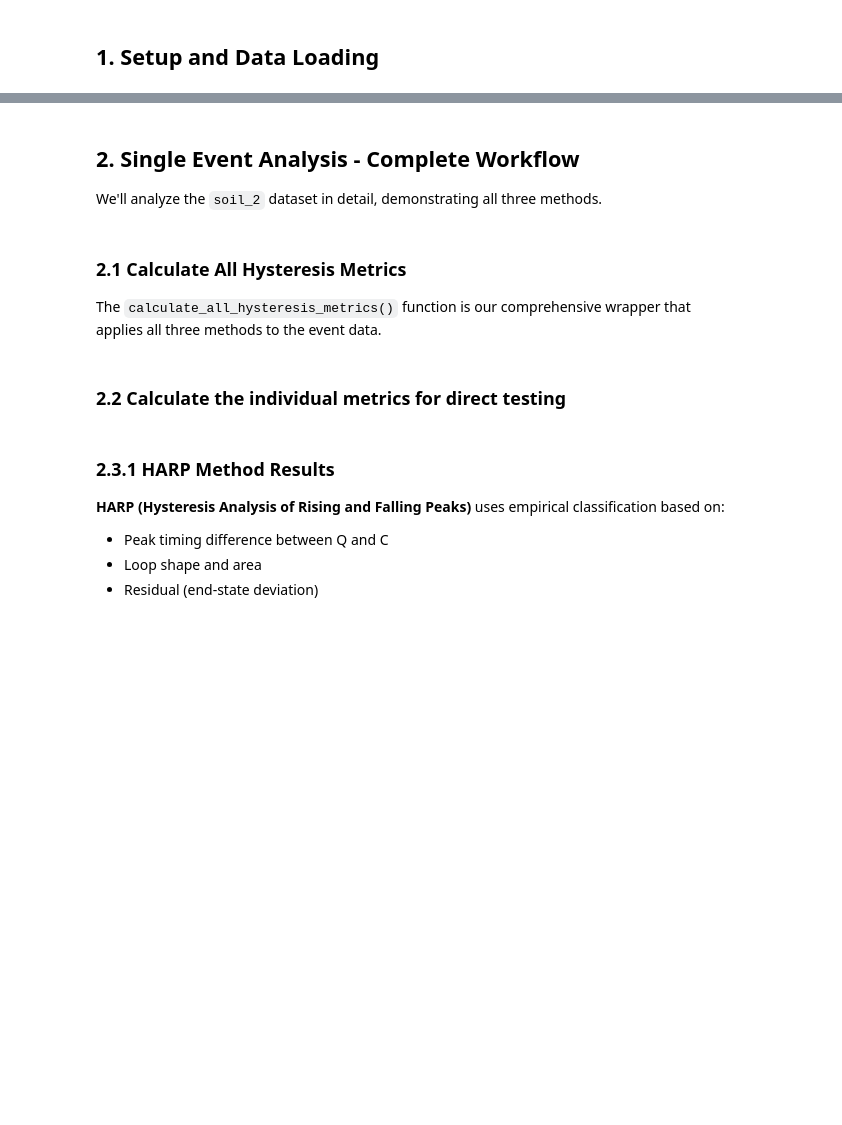
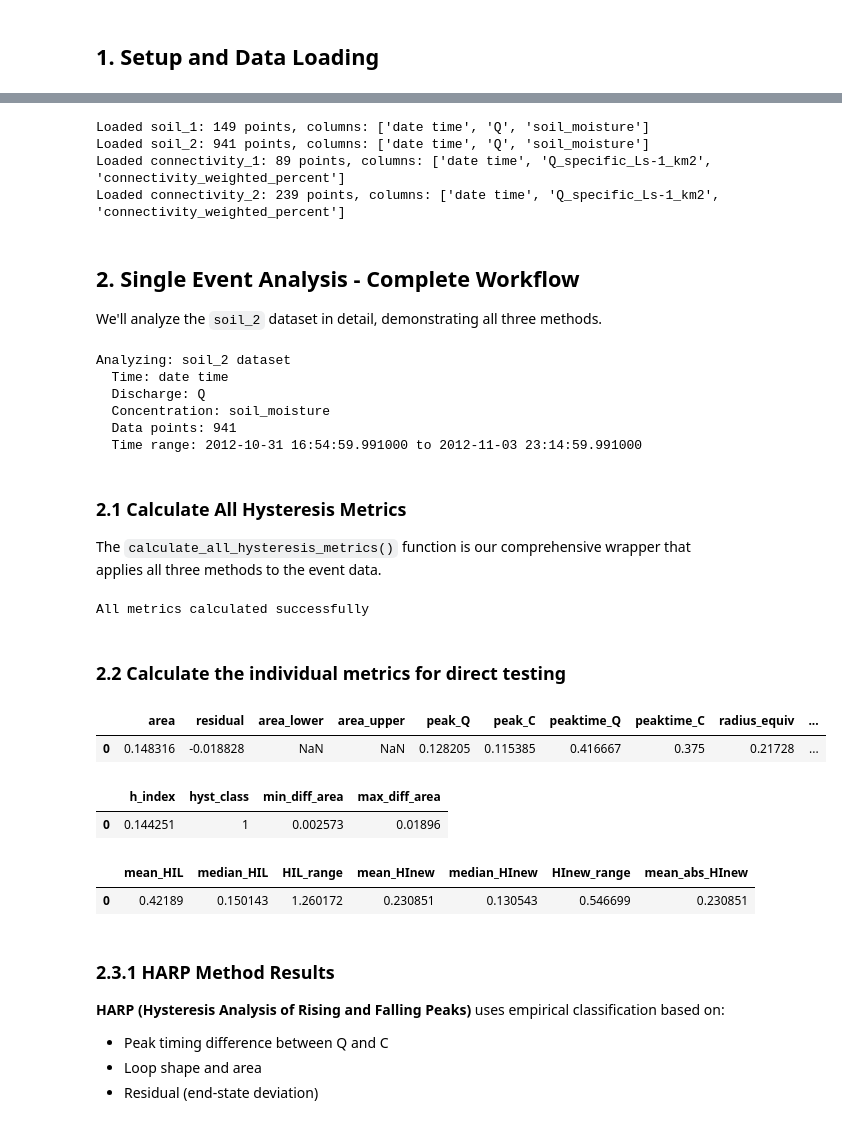
Before and after one commit to cojacoo/HyGCS, a Jupyter notebook: examples/demo_gcs_core_function.ipynb, the cells around one changed output, grey strips where cells are left out. Drawn from its saved outputs; the diff is of its cells as text; code cells hidden in the pictures; blank space fills up the shorter version.

```diff
--- a/examples/demo_gcs_core_function.ipynb
+++ b/examples/demo_gcs_core_function.ipynb
@@ -78,12 +80,17 @@ sheet_names = ["soil_1", "soil_2", "connectivity_1", "connectivity_2"]
 datasets = {}
 for idx, name in enumerate(sheet_names):
     df = pd.read_excel(
-        "hysteresis_examples.xlsx",
+        "./hysteresis_examples.xlsx",
         sheet_name=idx,
         index_col=0
     ).reset_index()
     datasets[name] = df
     print(f"Loaded {name}: {len(df)} points, columns: {list(df.columns)}")
+# %% [output]
+Loaded soil_1: 149 points, columns: ['date time', 'Q', 'soil_moisture']
+Loaded soil_2: 941 points, columns: ['date time', 'Q', 'soil_moisture']
+Loaded connectivity_1: 89 points, columns: ['date time', 'Q_specific_Ls-1_km2', 'connectivity_weighted_percent']
+Loaded connectivity_2: 239 points, columns: ['date time', 'Q_specific_Ls-1_km2', 'connectivity_weighted_percent']
 # %% [markdown]
 ## 2. Single Event Analysis - Complete Workflow
 
@@ -103,6 +110,13 @@ print(f"  Discharge: {discharge_col}")
 print(f"  Concentration: {concentration_col}")
 print(f"  Data points: {len(test_data)}")
 print(f"  Time range: {test_data[time_col].min()} to {test_data[time_col].max()}")
+# %% [output]
+Analyzing: soil_2 dataset
+  Time: date time
+  Discharge: Q
+  Concentration: soil_moisture
+  Data points: 941
+  Time range: 2012-10-31 16:54:59.991000 to 2012-11-03 23:14:59.991000
 # %%
 #test_data
 # %% [markdown]
@@ -120,20 +134,31 @@ all_metrics = gcs.calculate_all_hysteresis_metrics(
 
 # Check for errors
 if 'error' in all_metrics and all_metrics['error'] != 'None':
-    print(f"⚠️ Error occurred: {all_metrics['error']}")
+    print(f"Error occurred: {all_metrics['error']}")
 else:
-    print("✓ All metrics calculated successfully\n")
+    print("All metrics calculated successfully\n")
+# %% [output]
+All metrics calculated successfully
 # %% [markdown]
 ### 2.2 Calculate the individual metrics for direct testing
 # %%
-harp_metrics, harp_df = gcs.calculate_harp_metrics(test_data, time_col=time_col, discharge_col=discharge_col, concentration_col=concentration_col)
+harp_metrics, harp_df = calculate_harp_metrics(test_data, time_col=time_col, discharge_col=discharge_col, concentration_col=concentration_col)
 harp_metrics
+# %% [output]
+|  | area | residual | area_lower | area_upper | peak_Q | peak_C | peaktime_Q | peaktime_C | radius_equiv | ... |
+| 0 | 0.148316 | -0.018828 | NaN | NaN | 0.128205 | 0.115385 | 0.416667 | 0.375 | 0.21728 | ... |
 # %%
-zuecco_metrics, zuecco_df = gcs.calculate_zuecco_metrics(test_data, time_col=time_col, discharge_col=discharge_col, concentration_col=concentration_col)
+zuecco_metrics, zuecco_df = calculate_zuecco_metrics(test_data, time_col=time_col, discharge_col=discharge_col, concentration_col=concentration_col)
 zuecco_metrics
+# %% [output]
+|  | h_index | hyst_class | min_diff_area | max_diff_area |
+| 0 | 0.144251 | 1 | 0.002573 | 0.01896 |
 # %%
-lloyd_metrics, lloyd_df = gcs.calculate_lawlerlloyd_metrics(test_data, time_col=time_col, discharge_col=discharge_col, concentration_col=concentration_col)
+lloyd_metrics, lloyd_df = calculate_lawlerlloyd_metrics(test_data, time_col=time_col, discharge_col=discharge_col, concentration_col=concentration_col)
 lloyd_metrics
+# %% [output]
+|  | mean_HIL | median_HIL | HIL_range | mean_HInew | median_HInew | HInew_range | mean_abs_HInew |
+| 0 | 0.42189 | 0.150143 | 1.260172 | 0.230851 | 0.130543 | 0.546699 | 0.230851 |
 # %%
 #all_metrics
 # %% [markdown]
```
Also changed, not shown: parts of 19 cells of this notebook, 11 other files.
